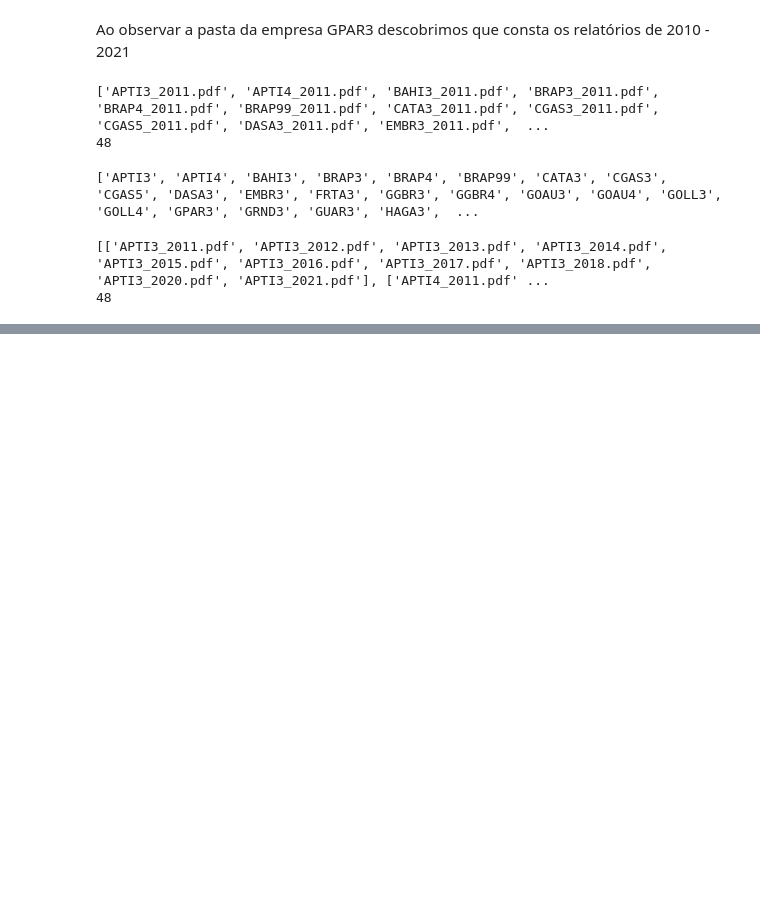
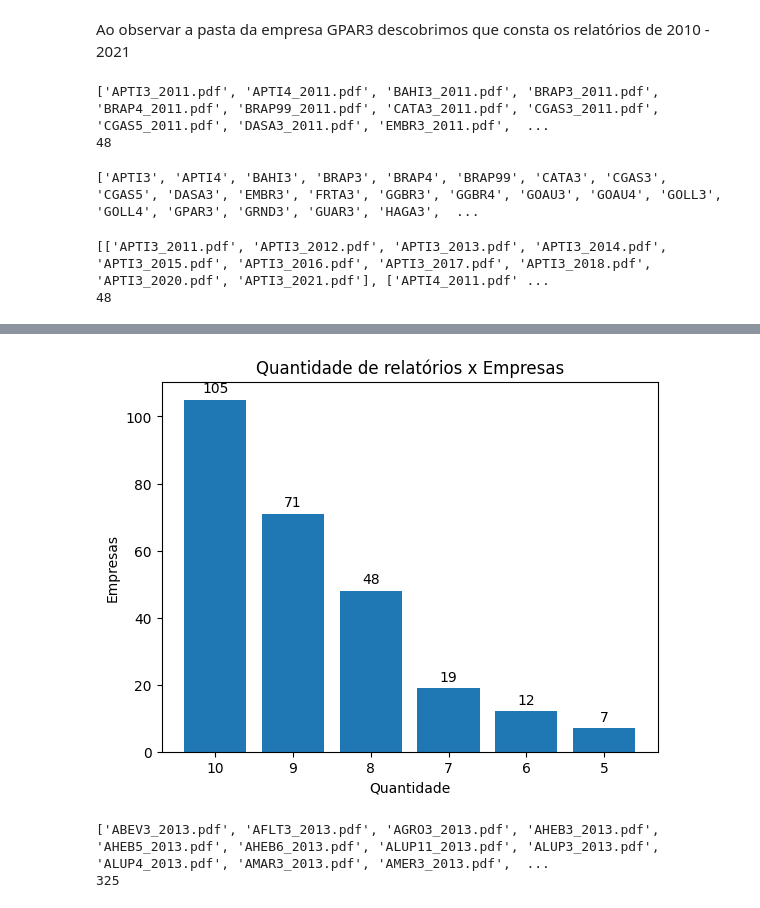
Before and after one commit to oziieljuniior/Work_Text, a Jupyter notebook: python_project/Relatorio_Data/relatorio_data1.ipynb, the cells around one changed output, grey strips where cells are left out. Cells and saved outputs as stored; diff of their text form; code cells hidden in the pictures; blank space fills up the shorter version.

```diff
--- a/python_project/Relatorio_Data/relatorio_data1.ipynb
+++ b/python_project/Relatorio_Data/relatorio_data1.ipynb
@@ -166,0 +341,24 @@ print(len(lista_de_empresas_2011))
+# %%
+#empresas com 10 relatorios
+quantidade_relatorios = 10
+empresas_2012r = []
+for i in range(quantidade_relatorios, 4, -1):
+    name = []
+    #print(name)
+    for pesquisa in lista_de_empresas_2012:
+        #print(pesquisa)
+        #print(len(pesquisa))
+        if i == len(pesquisa):
+            c = pesquisa[0].split("_")
+            name.append(c[0])
+    print("Empresas com ", i ,"relatórios")
+    print(name)
+    empresas_2012r.append(name)
+#print(empresas_2011r)
+
+grafico = []
+for i in empresas_2012r:
+    #print(len(i))
+    grafico.append(len(i))
+print(grafico)
+print(sum(grafico))
@@ -166,0 +380,24 @@ print(len(lista_de_empresas_2011))
+# %%
+#Gráfico gerado após análise
+fig, ax = plt.subplots()
+X = ["10", '9', "8", "7",'6',"5"]
+rect1 = ax.bar(X, grafico)
+ax.set_ylabel('Empresas')
+ax.set_title("Quantidade de relatórios x Empresas")
+ax.set_xlabel('Quantidade')
+ax.bar_label(rect1, padding = 3)
+plt.show()
+# %% [output]
+[figure, added]
+# %%
+lista_de_empresas_2013 = []
+for name in lista:
+    c = name.split("_")
+    c1 = c[1].split(".")
+    if c1[0] == "2013":
+        lista_de_empresas_2013.append(name)
+print(lista_de_empresas_2013)
+print(len(lista_de_empresas_2013))
+# %% [output]
+['ABEV3_2013.pdf', 'AFLT3_2013.pdf', 'AGRO3_2013.pdf', 'AHEB3_2013.pdf', 'AHEB5_2013.pdf', 'AHEB6_2013.pdf', 'ALUP11_2013.pdf', 'ALUP3_2013.pdf', 'ALUP4_2013.pdf', 'AMAR3_2013.pdf', 'AMER3_2013.pdf',  ...
+325
```
Also changed, not shown: parts of 63 cells of this notebook, 15 other files.
